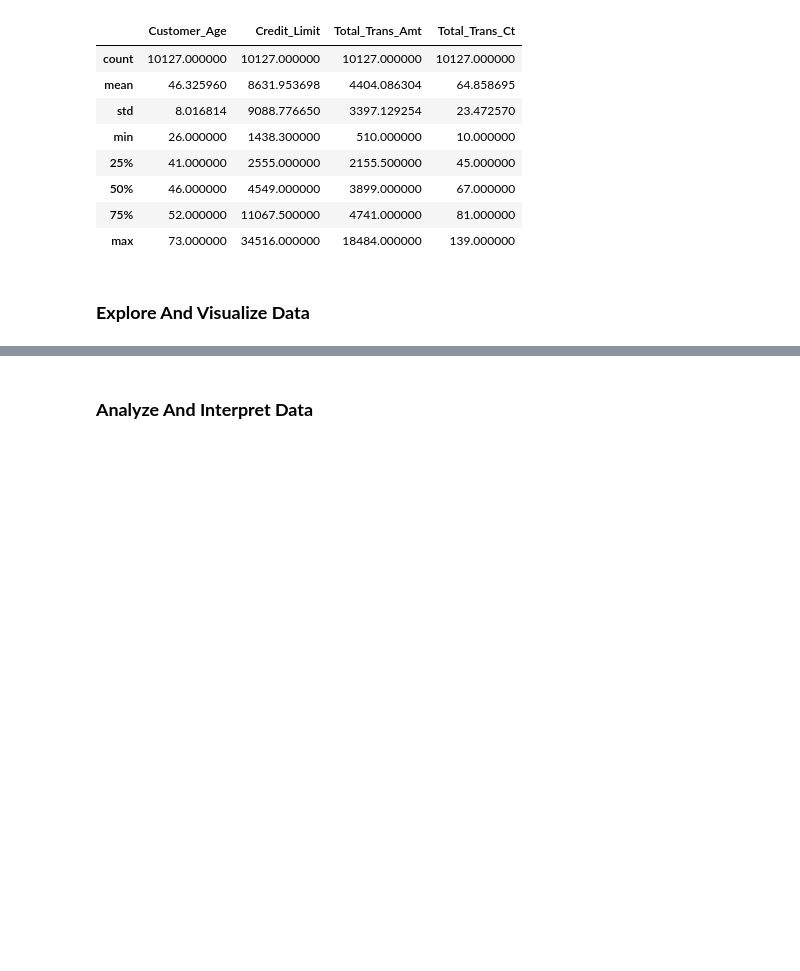
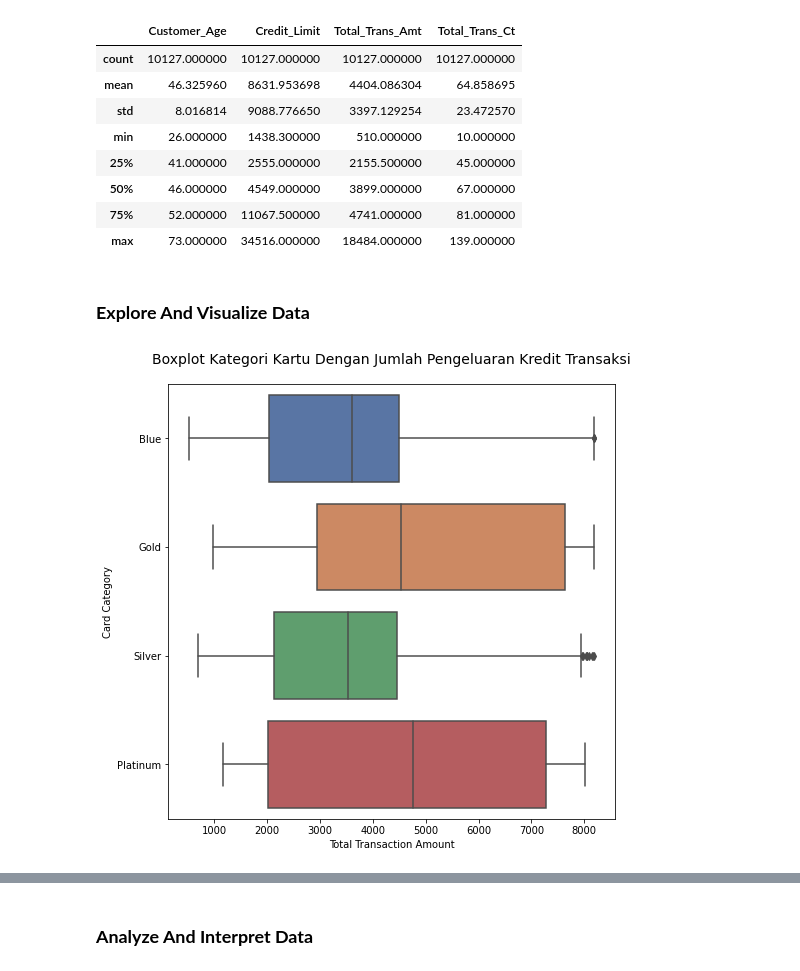
Before and after one commit to Naufaal-HL/Tugas-Besar-Statistika-Credit-Card-Exploration-Data-Mining, a Jupyter notebook: Tubes_Statistika.ipynb, the cells around one changed output, grey strips where cells are left out. Cells and saved outputs as stored; diff of their text form; code cells hidden in the pictures; blank space fills up the shorter version.

Commit message:
Vito : Boxplot Kategori Kartu Dengan Jumlah Pengeluaran Kredit Transaksi, Lineplot Hubungan Total Transaksi Dengan Umur, Scatterplot Total Transaksi Dengan Total Pengeluaran Kredit.

```diff
--- a/Tubes_Statistika.ipynb
+++ b/Tubes_Statistika.ipynb
@@ -165,5 +166,31 @@ data.describe()
 | 50% | 46.000000 | 4549.000000 | 3899.000000 | 67.000000 |
 | 75% | 52.000000 | 11067.500000 | 4741.000000 | 81.000000 |
 | max | 73.000000 | 34516.000000 | 18484.000000 | 139.000000 |
+# %%
+# Mengurangi Outlier Transaction Amount Untuk Card Category
+Category = data
+Category = Category.drop(['Attrition_Flag', 'Education_Level','Income_Category', 'Customer_Age','Credit_Limit','Total_Trans_Ct'], axis=1)
+
+for x in range(5):
+  # Menghitung Interquartile
+  Q1 = Category['Total_Trans_Amt'].quantile(0.25)
+  Q3 = Category['Total_Trans_Amt'].quantile(0.75)
+  IQR = Q3 - Q1
+
+  BB = Q1 - (1.5 * IQR)
+  BA = Q3 + (1.5 * IQR)
+
+  Category = Category[~((Category['Total_Trans_Amt'] < BB) | (Category['Total_Trans_Amt'] > BA))]
 # %% [markdown]
 ### **Explore And Visualize Data**
+# %%
+plt.figure(figsize=(8, 8))
+plt.title('Boxplot Kategori Kartu Dengan Jumlah Pengeluaran Kredit Transaksi', fontsize="14", pad=20)
+
+sns.set_theme(style="whitegrid")
+ax = sns.boxplot(data=Category, x='Total_Trans_Amt', y='Card_Category')
+ax.set(xlabel='Total Transaction Amount', ylabel='Card Category')
+
+plt.show()
+# %% [output]
+[figure, added]
```
Also changed, not shown: parts of 4 cells of this notebook.
